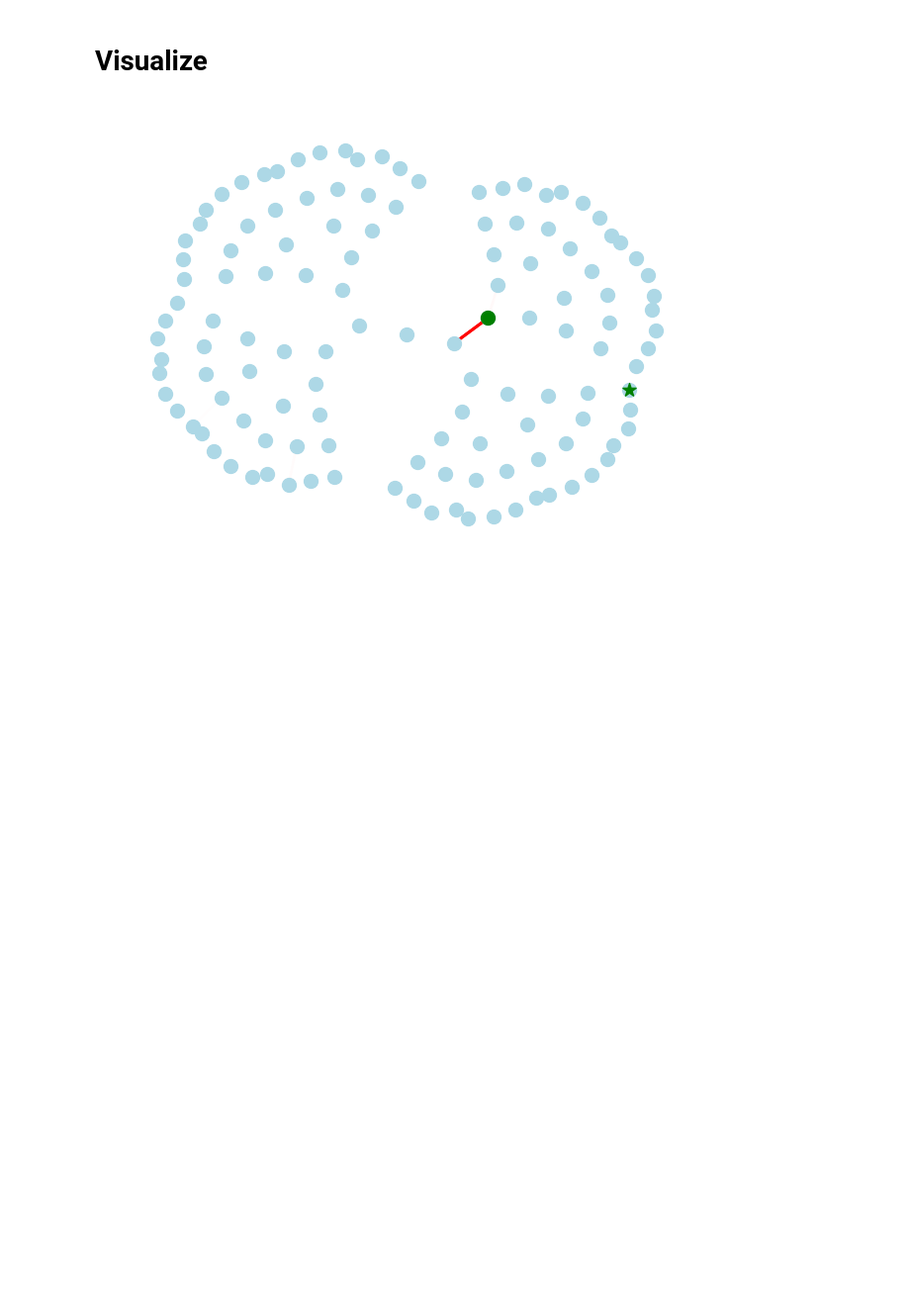
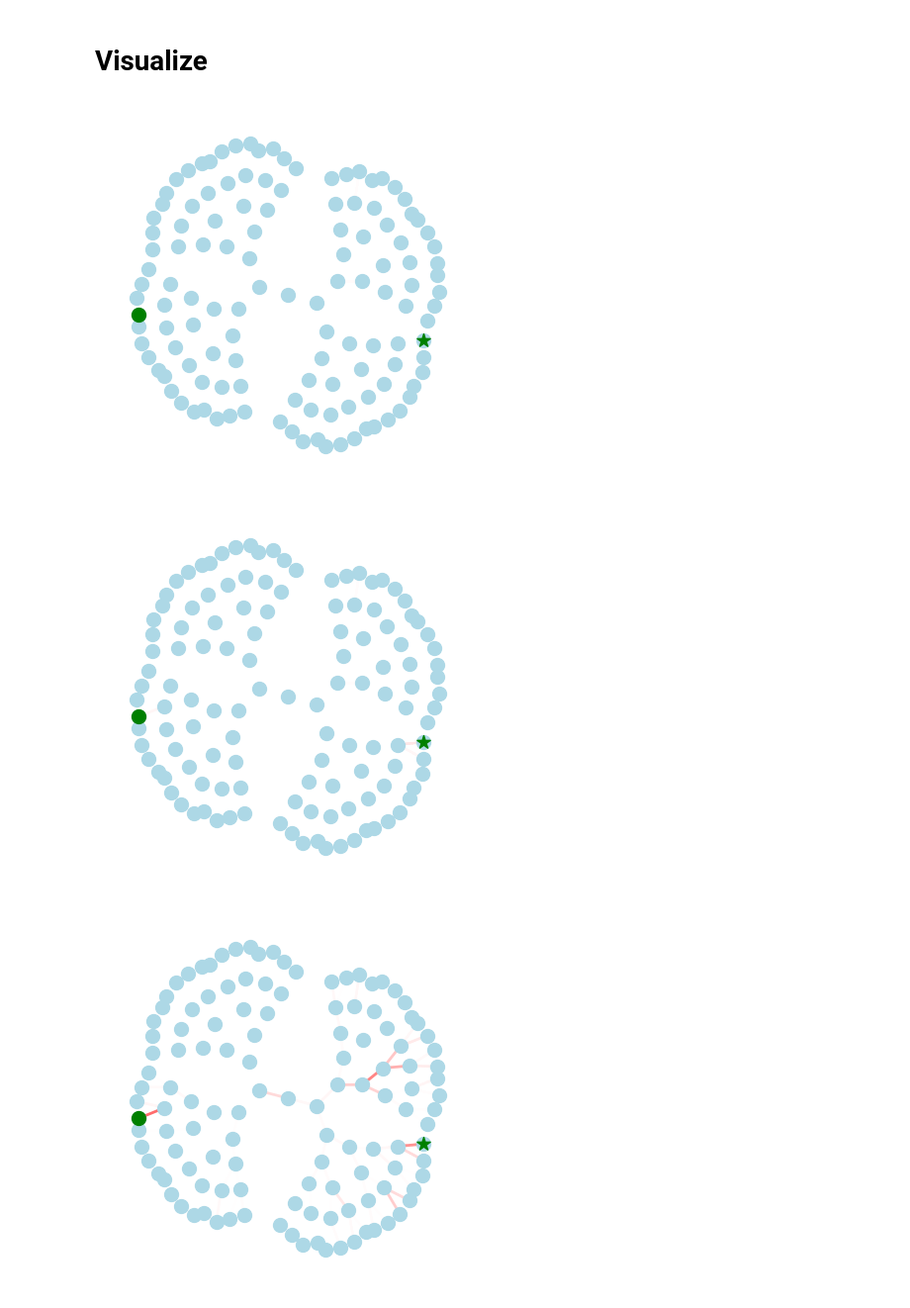
Before and after one commit to chingf/icl-maze, a Jupyter notebook: notebooks/06_integrated_gradients.ipynb, the cells around one changed output. Shown at 99% size. Cells and saved outputs as stored; diff of their text form; code cells hidden in the pictures; blank space fills up the shorter version.

Commit message:
Update tree notebooks

```diff
--- a/notebooks/06_integrated_gradients.ipynb
+++ b/notebooks/06_integrated_gradients.ipynb
@@ -17,10 +17,11 @@ from src.evals.eval_trees import EvalTrees
 from src.evals.eval_trees import EvalCntrees
 # %%
 corr = 0.25
-query_type = 'middle'
+query_type = 'far'
 # %% [markdown]
 # Load Model
 # %%
-model_name, path_to_pkl, eval_dset_path = configs.get_model_paths(corr, "tree_maze_big_pretraining")
-model_name, path_to_pkl, eval_dset_path = configs.get_model_paths(corr, "tree_maze")
+#model_name, path_to_pkl, eval_dset_path = configs.get_model_paths(corr, "tree_maze_big_pretraining")
+#model_name, path_to_pkl, eval_dset_path = configs.get_model_paths(corr, "tree_maze")
+model_name, path_to_pkl, eval_dset_path = configs.get_model_paths(corr, "tree_maze_bigger_models", 'layer6')
 # %% [output]
@@ -45,11 +45,9 @@ model_config = {
     "state_dim": 10,
     "action_dim": 4,
     "dropout": dropout,
-    "train_on_last_pred_only": False,
     "test": True,
     "name": "transformer_end_query",
     "optimizer_config": None,
-    "linear_attention": False,
 }
 # %%
 from src.models.transformer_end_query import Transformer
@@ -267,7 +265,7 @@ def plot_trajectory(
     G = env.to_networkx()
     pos = nx.kamada_kawai_layout(G)
 
-    fig, ax = plt.subplots()  # Create a new figure
+    fig, ax = plt.subplots(figsize=(4, 4))  # Create a new figure
     nx.draw(G, pos,
            node_color='lightblue',
            edge_color='white',
@@ -334,12 +332,14 @@ def clip_and_normalize(attentions, pctile=100):
     attentions = np.clip(attentions, 0, max_scale)/max_scale
     return attentions
 # %%
-layer = 0
-attentions = layer_attributions[layer]
-attentions = clip_and_normalize(attentions)
-plot_trajectory(
-    states, next_states, traj['query_state'],
-    attentions,
-    env)
+for layer in range(len(layer_attributions)):
+    attentions = layer_attributions[layer]
+    attentions = clip_and_normalize(attentions)
+    plot_trajectory(
+        states, next_states, traj['query_state'],
+        attentions,
+        env)
 # %% [output]
-[figure, old version]
+[figure, new version]
+[figure, added]
+[figure, added]
```
Also changed, not shown: parts of 5 cells of this notebook, 11 other files.
